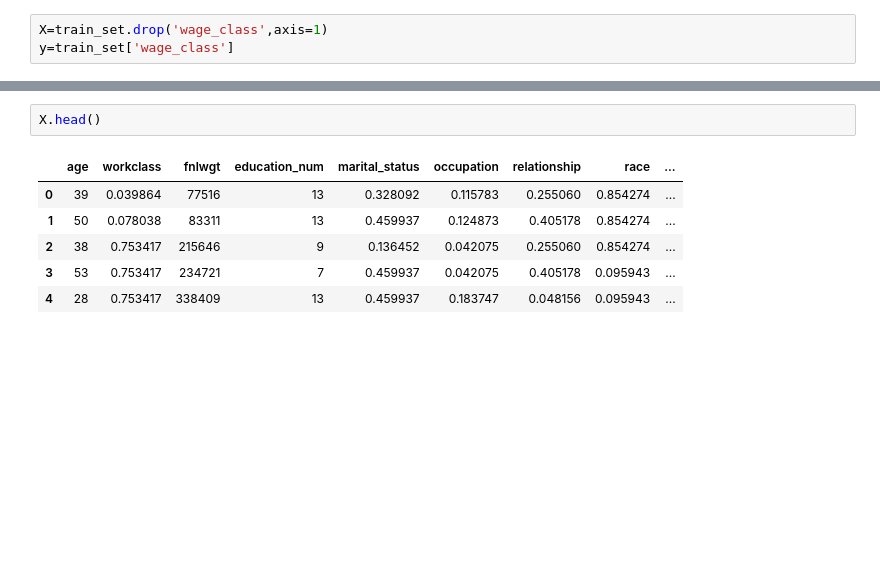
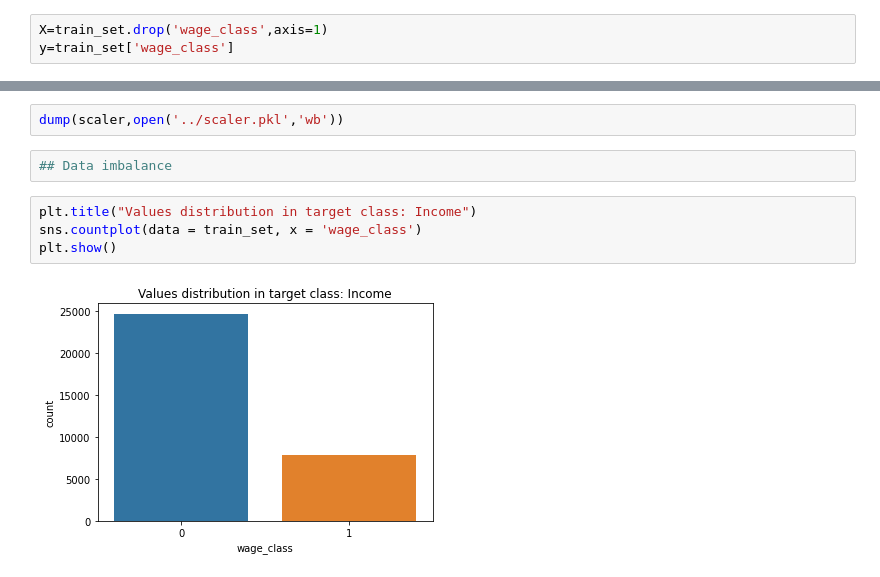
Before and after one commit to shiv0112/income-prediction-xgboost, a Jupyter notebook: notebooks/income_prediction.ipynb, the cells around one changed output, grey strips where cells are left out. Cells and saved outputs as stored; diff of their text form; blank space fills up the shorter version.

```diff
--- a/notebooks/income_prediction.ipynb
+++ b/notebooks/income_prediction.ipynb
@@ -561,9 +587,10 @@ MinMaxScaler()
-# %%
-X.head()
-# %% [output]
-|  | age | workclass | fnlwgt | education_num | marital_status | occupation | relationship | race | ... |
-| 0 | 39 | 0.039864 | 77516 | 13 | 0.328092 | 0.115783 | 0.255060 | 0.854274 | ... |
-| 1 | 50 | 0.078038 | 83311 | 13 | 0.459937 | 0.124873 | 0.405178 | 0.854274 | ... |
-| 2 | 38 | 0.753417 | 215646 | 9 | 0.136452 | 0.042075 | 0.255060 | 0.854274 | ... |
-| 3 | 53 | 0.753417 | 234721 | 7 | 0.459937 | 0.042075 | 0.405178 | 0.095943 | ... |
-| 4 | 28 | 0.753417 | 338409 | 13 | 0.459937 | 0.183747 | 0.048156 | 0.095943 | ... |
+# %%
+dump(scaler,open('../scaler.pkl','wb'))
+# %%
+## Data imbalance
+# %%
+plt.title("Values distribution in target class: Income")
+sns.countplot(data = train_set, x = 'wage_class')
+plt.show()
+# %% [output]
+[figure, added]
```
Also changed, not shown: parts of 32 cells of this notebook, 5 other files.
